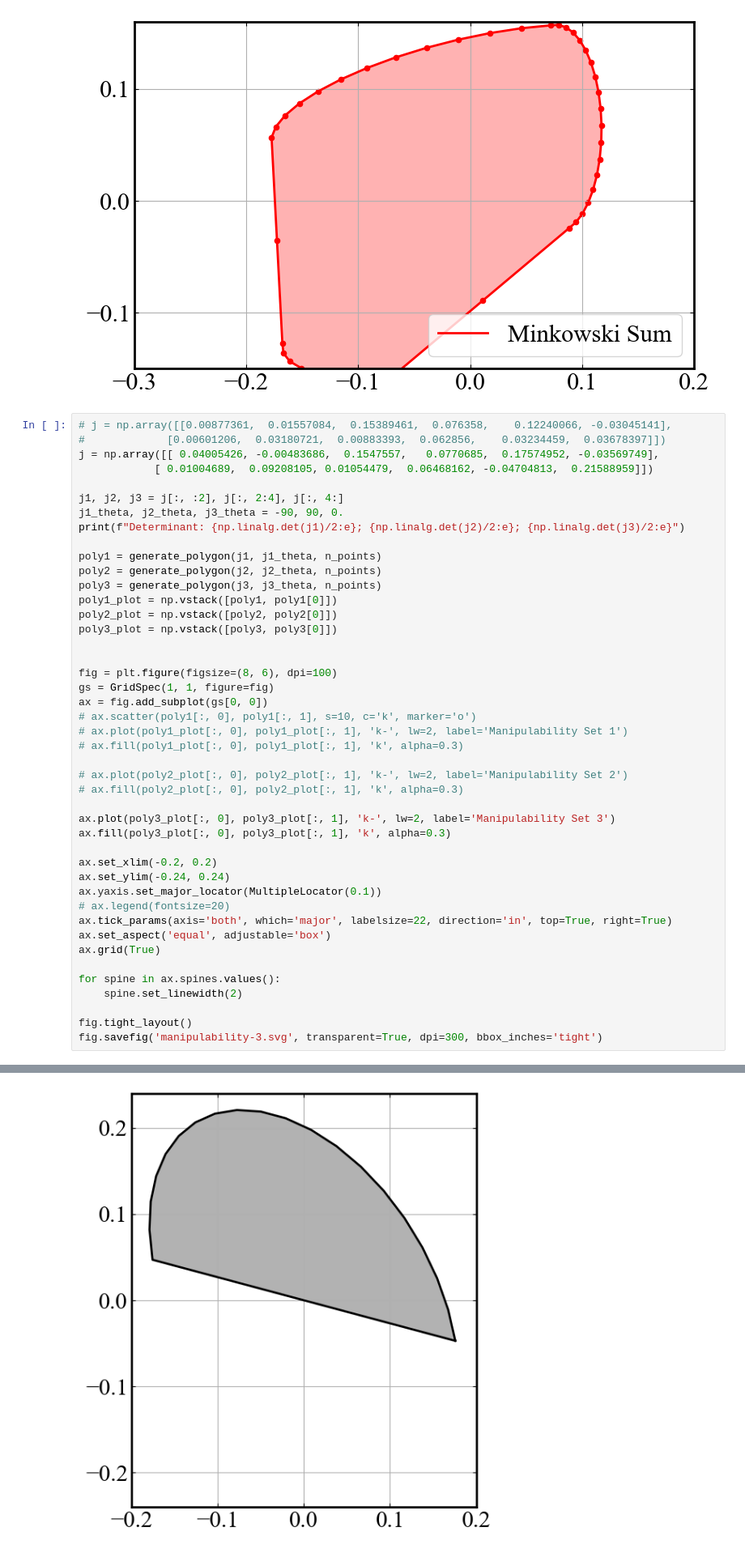
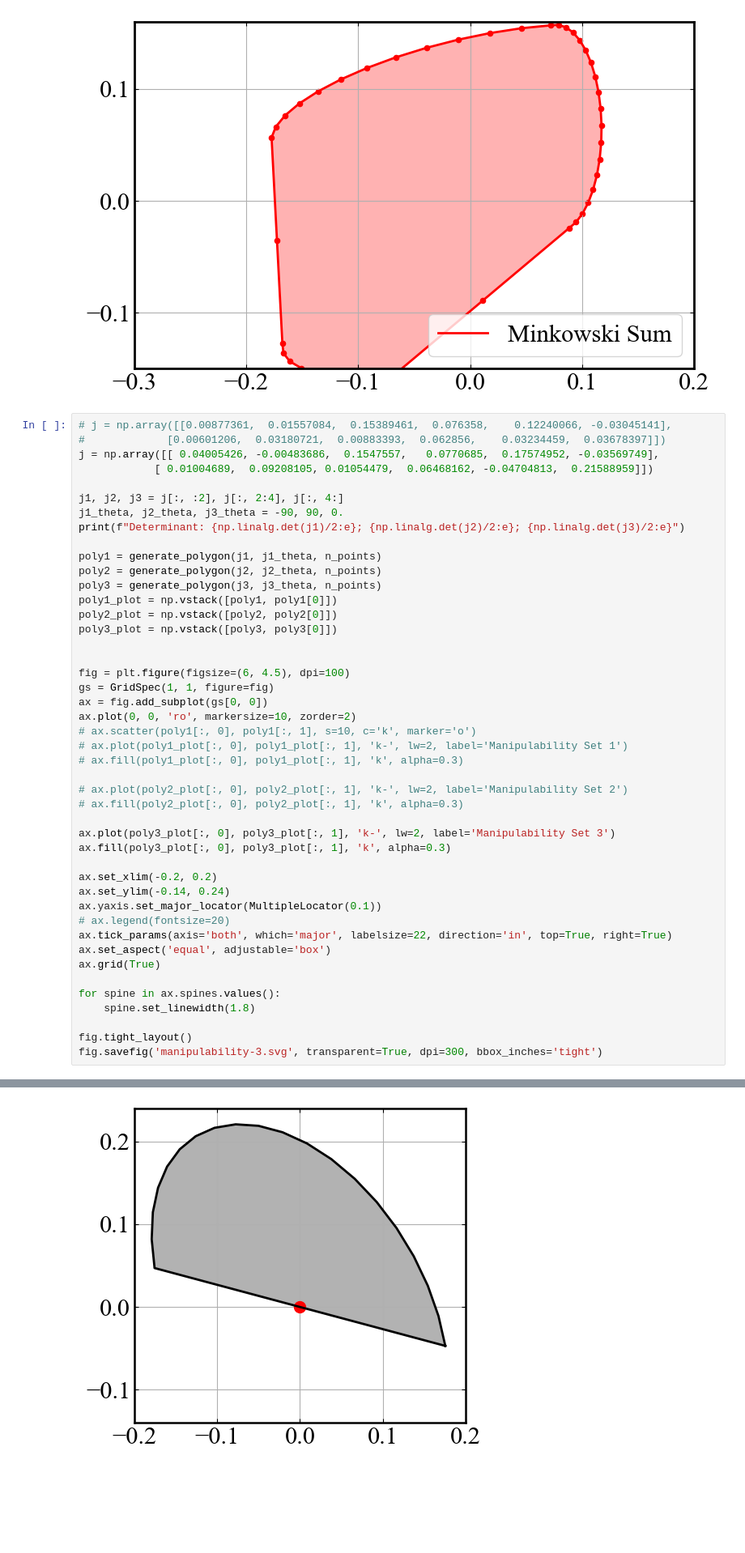
Before and after one commit to yang-si-hang/paper-2023, a Jupyter notebook: Test branch/SOFACode/DataAnalyse/20250311-Jacobain & Minkowski/DataAnalyse.ipynb, the cells around one changed output, grey strips where cells are left out. Shown: that part at 81% size. Cells and saved outputs as stored; diff of their text form; blank space fills up the shorter version.

```diff
--- a/Test branch/SOFACode/DataAnalyse/20250311-Jacobain & Minkowski/DataAnalyse.ipynb
+++ b/Test branch/SOFACode/DataAnalyse/20250311-Jacobain & Minkowski/DataAnalyse.ipynb
@@ -193,34 +195,35 @@ poly3 = generate_polygon(j3, j3_theta, n_points)
 poly1_plot = np.vstack([poly1, poly1[0]])
 poly2_plot = np.vstack([poly2, poly2[0]])
 poly3_plot = np.vstack([poly3, poly3[0]])
 
 
-fig = plt.figure(figsize=(8, 6), dpi=100)
+fig = plt.figure(figsize=(6, 4.5), dpi=100)
 gs = GridSpec(1, 1, figure=fig)
 ax = fig.add_subplot(gs[0, 0])
+ax.plot(0, 0, 'ro', markersize=10, zorder=2)
 # ax.scatter(poly1[:, 0], poly1[:, 1], s=10, c='k', marker='o')
 # ax.plot(poly1_plot[:, 0], poly1_plot[:, 1], 'k-', lw=2, label='Manipulability Set 1')
 # ax.fill(poly1_plot[:, 0], poly1_plot[:, 1], 'k', alpha=0.3)
 
 # ax.plot(poly2_plot[:, 0], poly2_plot[:, 1], 'k-', lw=2, label='Manipulability Set 2')
 # ax.fill(poly2_plot[:, 0], poly2_plot[:, 1], 'k', alpha=0.3)
 
 ax.plot(poly3_plot[:, 0], poly3_plot[:, 1], 'k-', lw=2, label='Manipulability Set 3')
 ax.fill(poly3_plot[:, 0], poly3_plot[:, 1], 'k', alpha=0.3)
 
 ax.set_xlim(-0.2, 0.2)
-ax.set_ylim(-0.24, 0.24)
+ax.set_ylim(-0.14, 0.24)
 ax.yaxis.set_major_locator(MultipleLocator(0.1))
 # ax.legend(fontsize=20)
 ax.tick_params(axis='both', which='major', labelsize=22, direction='in', top=True, right=True)
 ax.set_aspect('equal', adjustable='box')
 ax.grid(True)
 
 for spine in ax.spines.values():
-    spine.set_linewidth(2)
+    spine.set_linewidth(1.8)
 
 fig.tight_layout()
 fig.savefig('manipulability-3.svg', transparent=True, dpi=300, bbox_inches='tight')
 # %% [output]
 Determinant: 1.868417e-03; 4.598589e-03; 1.813150e-02
-[figure, old version]
+[figure, new version]
```
Also changed, not shown: parts of 1 cell of this notebook, 3 other files.
